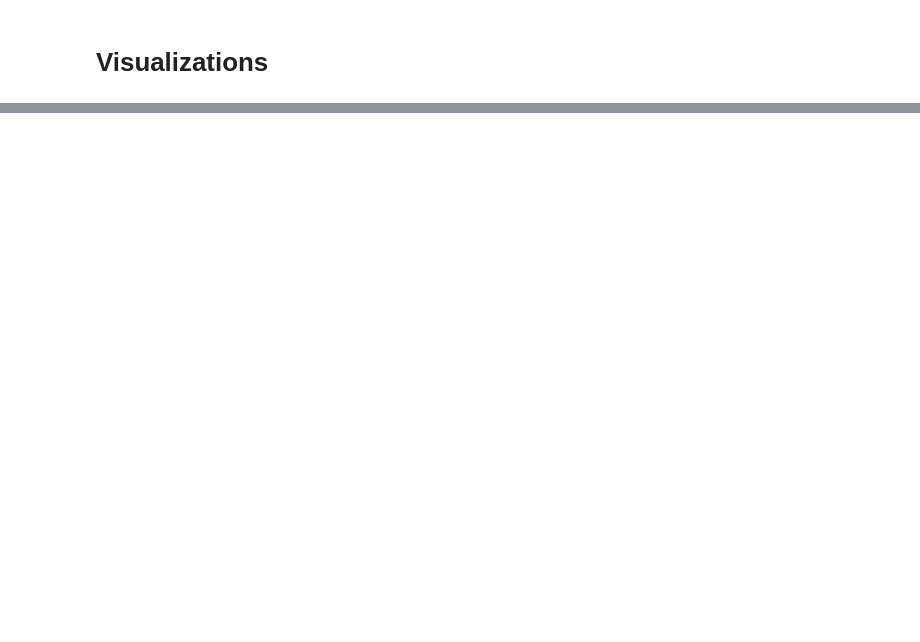
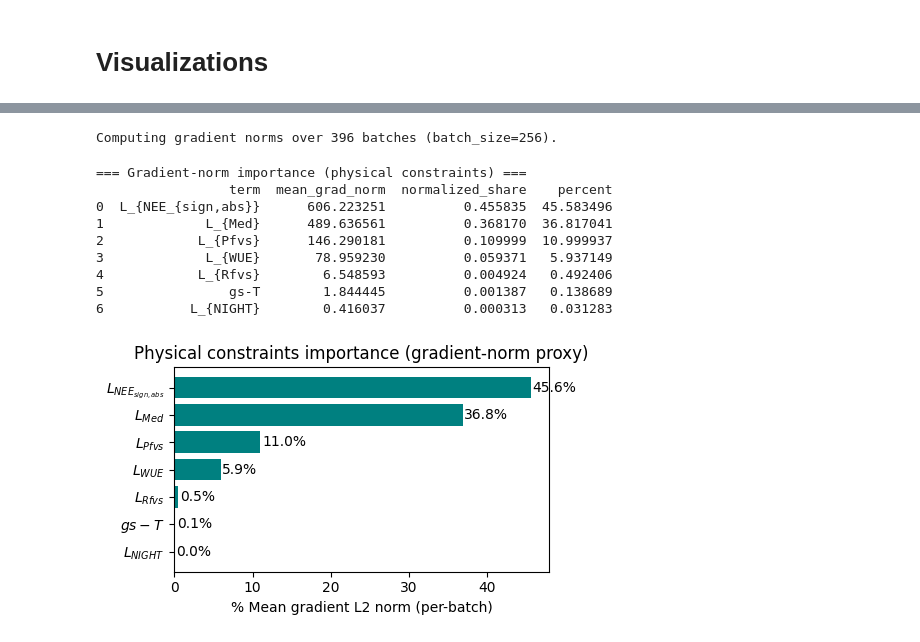
Before and after one commit to sranjbar94/KGML-Carbon-Partitioning, a Jupyter notebook: KGML_GPP_Partitioning.ipynb, the cells around one changed output, grey strips where cells are left out. Drawn from its saved outputs; the diff is of its cells as text; code cells hidden in the pictures; blank space fills up the shorter version.

```diff
--- a/KGML_GPP_Partitioning.ipynb
+++ b/KGML_GPP_Partitioning.ipynb
@@ -30,6 +30,9 @@ import copy, math, random, tqdm
 # Update the path below to the folder where 'KGML_ET_Partitioned.csv' is located
 df_path = '.../partitioned_data/KGML Carbon Patition Dataset.csv'
 data = pd.read_csv(df_path)
+data['time_inFormat'] = pd.to_datetime(data['TIMESTAMP_END'].astype(int).astype(str), format='%Y%m%d%H%M')
+data['hour'] = data['time_inFormat'].dt.hour
+data['doy'] = data['time_inFormat'].dt.dayofyear
 # %% [markdown]
 # Model Definition
 # %%
@@ -650,7 +708,7 @@ from tqdm import tqdm
 # ----------------------
 batch_size = 256          # batch size for gradient accumulation (reduce if OOM)
 max_batches = None        # set to int to limit number of batches (for speed/testing)
-use_subsample_seed = 42   # seed for deterministic subsampling if max_batches set
+use_subsample_seed = 27   # seed for deterministic subsampling if max_batches set
 normalize_by_params = True  # divide per-term norm by sqrt(num_params) (optional)
 save_csv = True
 csv_name = "physical_gradient_importance.csv"
@@ -694,9 +752,8 @@ def compute_loss_terms(model_obj, X_batch, idx_map, weights=None):
     med_factor = torch.sigmoid(out['WUE_hat'] * 0.1) * (1.0 + 0.01 * Tair)
     L_Med = torch.mean(torch.abs(out['GPP'] - med_model * med_factor))
 
-    # --- ET closure / energy ---
-    # ET_lat is computed already in forward; ET_from_LE too
-    L_eng = torch.mean(torch.abs(out['ET_lat'] - out['ET_LE']))
+    # --- gs enforce ---
+    L_gs_t = torch.mean(torch.abs(out['ET_lat'] - out['ET_LE']))
 
     # --- NEE ---
     if NEE_PI is not None:
@@ -722,7 +779,6 @@ def compute_loss_terms(model_obj, X_batch, idx_map, weights=None):
         L_Rfvs = torch.tensor(0.0, device=device, requires_grad=True)
 
     # --- Optional soft terms computed in training loop ---
-    # R_ratio: fraction of autotrophic above / total
     R_auto_above = out['R_auto_above']
     R_auto_below = out['R_auto_below']
     R_auto_total = R_auto_above + R_auto_below
@@ -735,16 +791,14 @@ def compute_loss_terms(model_obj, X_batch, idx_map, weights=None):
 
     # Compose dictionary (each is a scalar tensor, requires_grad True)
     terms = {
-        'WUE'      : L_WUE,
-        'Med'      : L_Med,
-        'ENG'      : L_eng,
-        'NEE_abs'  : L_NEE_abs,
-        'NEE_sign' : L_NEE_sign,
-        'NIGHT'    : L_night,
-        'Pfvs'     : L_Pfvs,
-        'Rfvs'     : L_Rfvs,
-        'R_ratio'  : L_R_ratio,
-        'GPP_max'  : L_GPP_max
+        'L_{WUE}'      : L_WUE,
+        'L_{Med}'      : L_Med,
+        'L_{NEE_{abs}}'  : L_NEE_abs,
+        'L_{NEE_{sign}}' : L_NEE_sign,
+        'L_{NIGHT}'    : L_night,
+        'L_{Pfvs}'     : L_Pfvs,
+        'L_{Rfvs}'     : L_Rfvs,
+        'gs-T'  : L_gs_t,
     }
 
     return terms
@@ -837,9 +891,8 @@ for batch_idx in tqdm(batch_indices_list):
     # Use your training `weights` dict if available, else use 1.0 for each term
     # Compose total loss as weighted sum
     use_weights = {
-        'WUE': 0.3, 'Med':0.2, 'ENG':0.1, 'NEE_sign':0.36, 'NEE_abs':0.36,
-        'NIGHT':0.1, 'Pfvs':0.15, 'Rfvs':0.3, 'R_ratio':0.05, 'GPP_max':0.05
-    }
+        'WUE': 0.3, 'Med':0.2, 'L_gs_t':0.1, 'NEE_sign':0.36, 'NEE_abs':0.36,
+        'NIGHT':0.1, 'Pfvs':0.15, 'Rfvs':0.3}
     total_loss = None
     for k, t in terms.items():
         w = use_weights.get(k, 0.0)
@@ -873,6 +926,10 @@ for k in term_sums:
     mean = term_sums[k] / term_counts[k]
     mean_gnorm[k] = mean
 
+mean_gnorm['L_{NEE_{sign,abs}}'] = mean_gnorm['L_{NEE_{sign}}']+mean_gnorm['L_{NEE_{abs}}']
+mean_gnorm.pop('L_{NEE_{sign}}')
+mean_gnorm.pop('L_{NEE_{abs}}')
+
 # include total loss mean grad norm (for reference)
 mean_total_gnorm = total_loss_grad_sums / max(1, len(batch_indices_list))
 
@@ -883,30 +940,43 @@ if np.sum(vals) == 0:
 else:
     norm_vals = vals / np.sum(vals)
 
 # optional param-count normalization
 if normalize_by_params and total_loss_param_count is not None and total_loss_param_count > 0:
     # divide each mean by sqrt(param_count) as a notional normalization (param_count identical for all terms here)
     pass  # param_count identical across terms so skip; left for future extension
 
 # Build DataFrame
 df_res = pd.DataFrame({
     'term': list(mean_gnorm.keys()),
     'mean_grad_norm': list(mean_gnorm.values()),
     'normalized_share': list(norm_vals)
 }).sort_values('mean_grad_norm', ascending=False).reset_index(drop=True)
 
 # Add relative percent
 df_res['percent'] = 100.0 * df_res['normalized_share']
 
 print("\n=== Gradient-norm importance (physical constraints) ===")
 print(df_res)
 
 plt.figure(figsize=(5,3))
 plt.barh(df_res['term'][::-1], df_res['percent'][::-1], color='teal')
 plt.xlabel("% Mean gradient L2 norm (per-batch)")
+plt.yticks(range(len(df_res['term'])), labels=['$'+i+'$' for i in df_res['term'][::-1]])
 plt.title("Physical constraints importance (gradient-norm proxy)")
 # Add value labels as percentages with one decimal
 for i, v in enumerate(df_res['percent'][::-1]):
     plt.text(v + 0.2, i, f"{v:.1f}%", va='center')
 plt.tight_layout()
 plt.show()
+# %% [output]
+Computing gradient norms over 396 batches (batch_size=256).
+=== Gradient-norm importance (physical constraints) ===
+                 term  mean_grad_norm  normalized_share    percent
+0  L_{NEE_{sign,abs}}      606.223251          0.455835  45.583496
+1             L_{Med}      489.636561          0.368170  36.817041
+2            L_{Pfvs}      146.290181          0.109999  10.999937
+3             L_{WUE}       78.959230          0.059371   5.937149
+4            L_{Rfvs}        6.548593          0.004924   0.492406
+5                gs-T        1.844445          0.001387   0.138689
+6           L_{NIGHT}        0.416037          0.000313   0.031283
+[figure, added]
```
Also changed, not shown: parts of 9 cells of this notebook.
